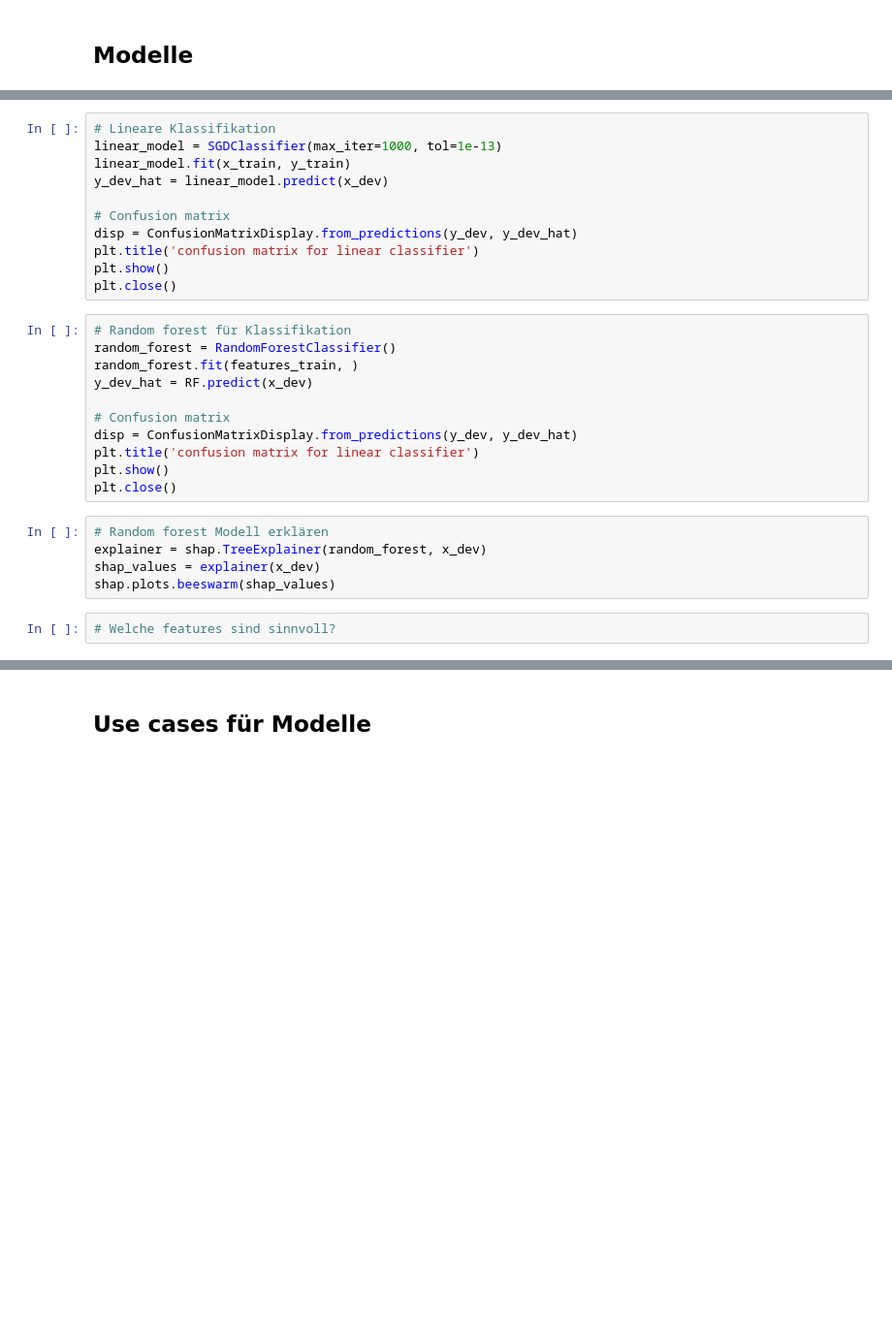
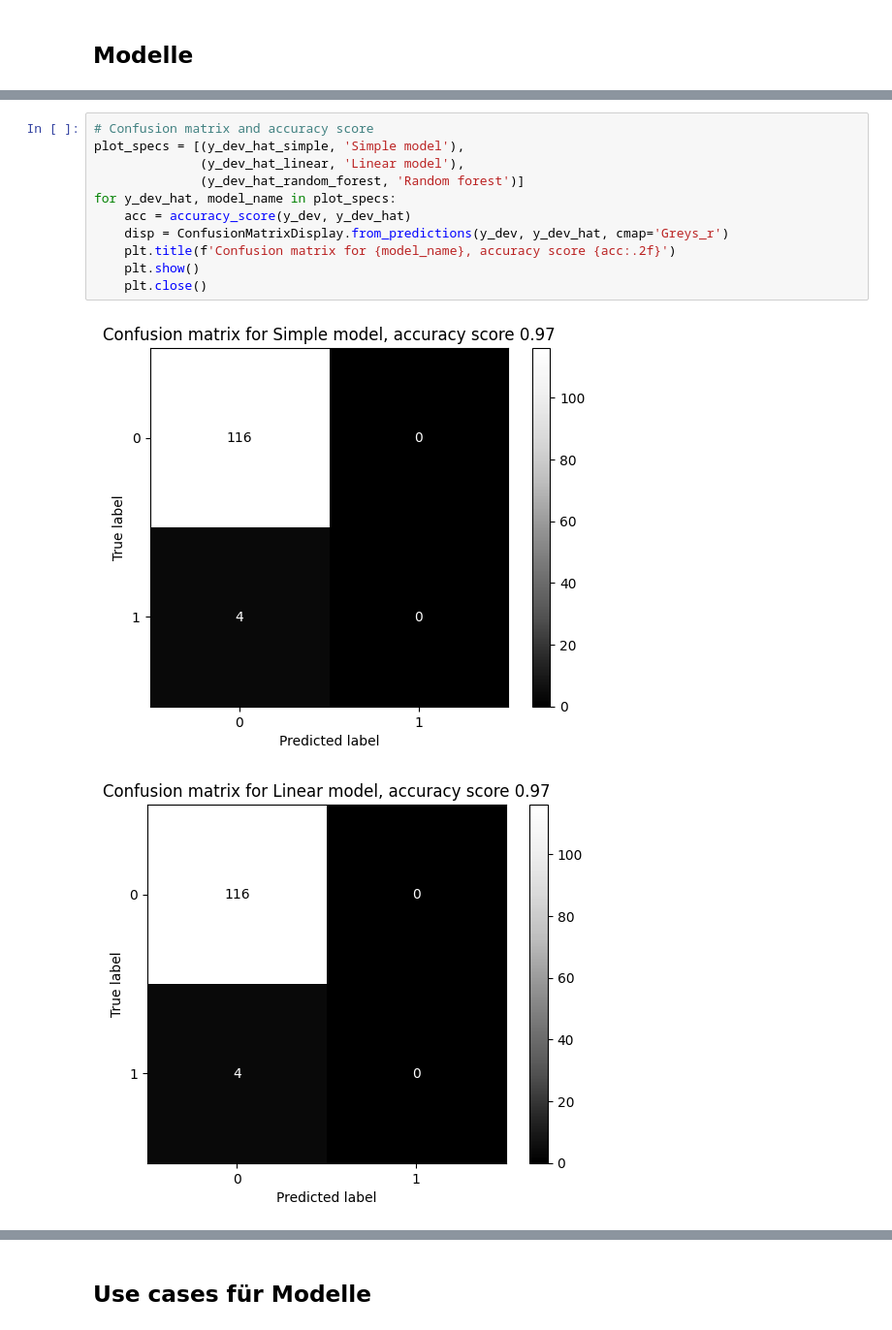
Before and after one commit to betancourt-c/ny_citibike, a Jupyter notebook: ny_citibike.ipynb, the cells around one changed output, grey strips where cells are left out. Shown at 97% size. Saved outputs shown, nothing was run; the diff lists cells and outputs as text; blank space fills up the shorter version.

```diff
--- a/ny_citibike.ipynb
+++ b/ny_citibike.ipynb
@@ -266,29 +331,14 @@ plt.close()
-# %%
-# Lineare Klassifikation
-linear_model = SGDClassifier(max_iter=1000, tol=1e-13)
-linear_model.fit(x_train, y_train)
-y_dev_hat = linear_model.predict(x_dev)
-
-# Confusion matrix
-disp = ConfusionMatrixDisplay.from_predictions(y_dev, y_dev_hat)
-plt.title('confusion matrix for linear classifier')
-plt.show()
-plt.close()
-# %%
-# Random forest für Klassifikation
-random_forest = RandomForestClassifier()
-random_forest.fit(features_train, )
-y_dev_hat = RF.predict(x_dev)
-
-# Confusion matrix
-disp = ConfusionMatrixDisplay.from_predictions(y_dev, y_dev_hat)
-plt.title('confusion matrix for linear classifier')
-plt.show()
-plt.close()
-# %%
-# Random forest Modell erklären
-explainer = shap.TreeExplainer(random_forest, x_dev)
-shap_values = explainer(x_dev)
-shap.plots.beeswarm(shap_values)
-# %%
-# Welche features sind sinnvoll?
+# %%
+# Confusion matrix and accuracy score
+plot_specs = [(y_dev_hat_simple, 'Simple model'),
+              (y_dev_hat_linear, 'Linear model'),
+              (y_dev_hat_random_forest, 'Random forest')]
+for y_dev_hat, model_name in plot_specs:
+    acc = accuracy_score(y_dev, y_dev_hat)
+    disp = ConfusionMatrixDisplay.from_predictions(y_dev, y_dev_hat, cmap='Greys_r')
+    plt.title(f'Confusion matrix for {model_name}, accuracy score {acc:.2f}')
+    plt.show()
+    plt.close()
+# %% [output]
+[figure, added]
+[figure, added]
```
Also changed, not shown: parts of 12 cells of this notebook, 1 other file.
